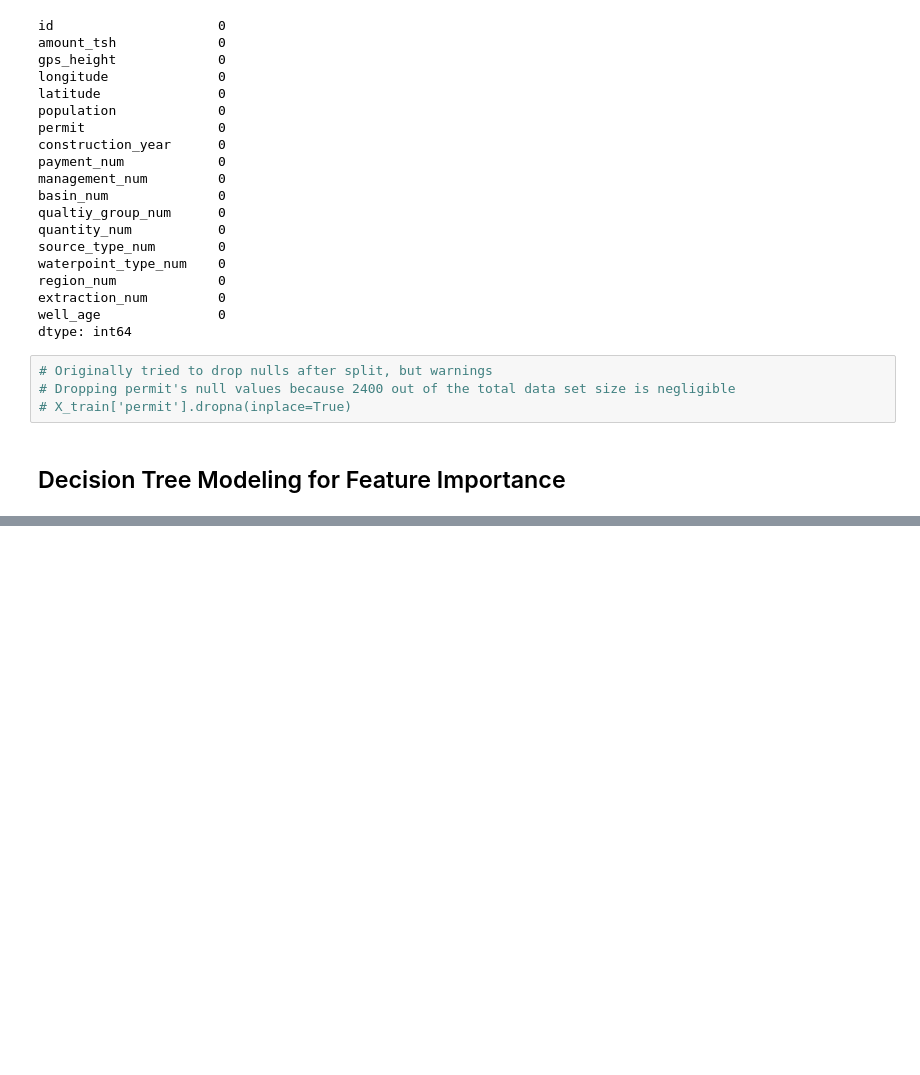
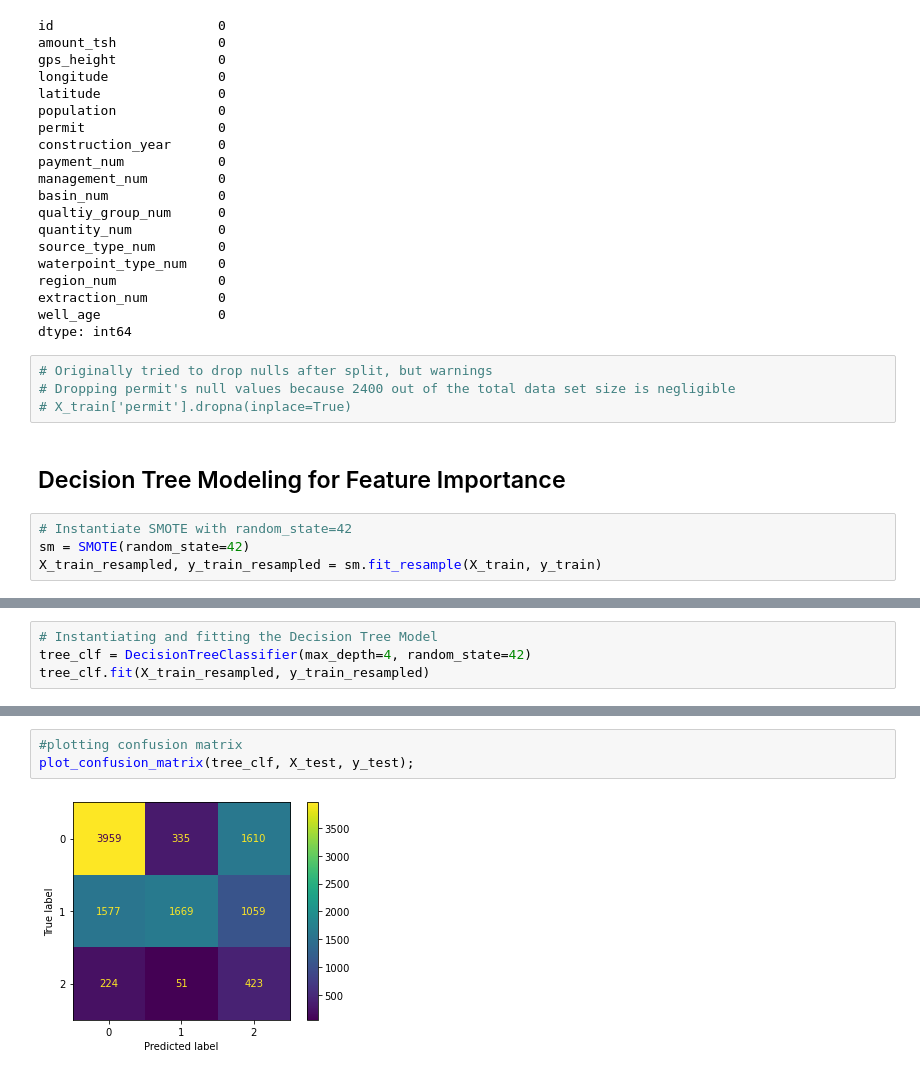
Before and after one commit to tvrjuana/tanzania-water-wells, a Jupyter notebook: train_test_split.ipynb, the cells around one changed output, grey strips where cells are left out. Cells and saved outputs as stored; diff of their text form; blank space fills up the shorter version.

```diff
--- a/train_test_split.ipynb
+++ b/train_test_split.ipynb
@@ -279,3 +282,7 @@ dtype: int64
 # X_train['permit'].dropna(inplace=True)
 # %% [markdown]
 ## Decision Tree Modeling for Feature Importance
+# %%
+# Instantiate SMOTE with random_state=42
+sm = SMOTE(random_state=42)
+X_train_resampled, y_train_resampled = sm.fit_resample(X_train, y_train)
@@ -281,0 +297,4 @@ dtype: int64
+# %%
+# Instantiating and fitting the Decision Tree Model
+tree_clf = DecisionTreeClassifier(max_depth=4, random_state=42)
+tree_clf.fit(X_train_resampled, y_train_resampled)
@@ -281,0 +319,5 @@ dtype: int64
+# %%
+#plotting confusion matrix
+plot_confusion_matrix(tree_clf, X_test, y_test);
+# %% [output]
+[figure, added]
```
Also changed, not shown: parts of 26 cells of this notebook, 2 other files.
